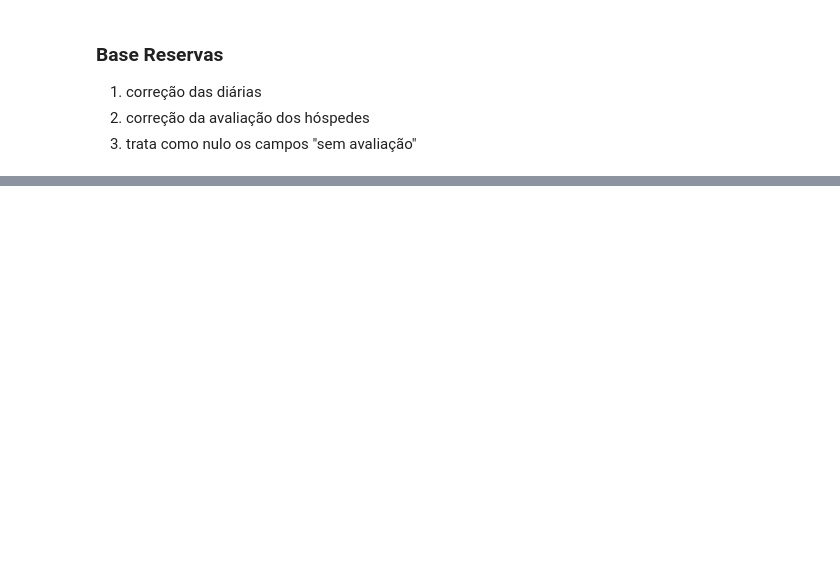
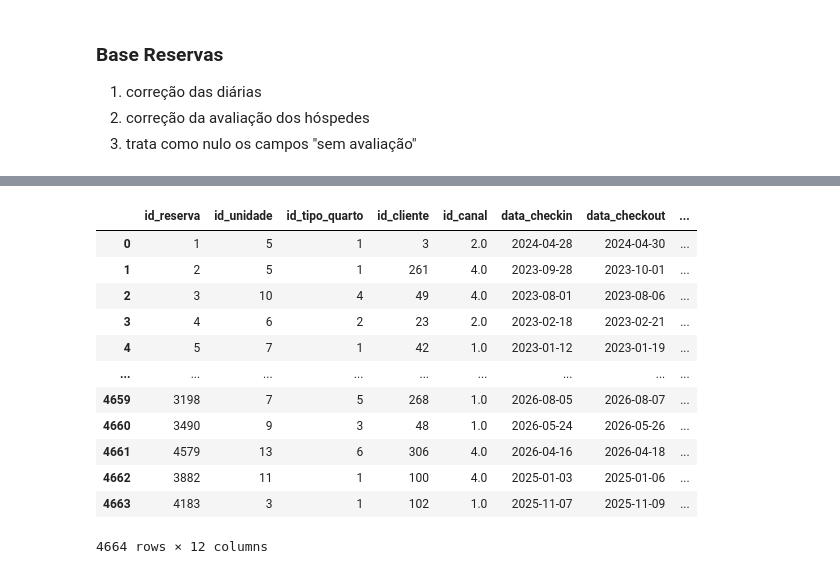
Before and after one commit to Douglas-H91/pipeline-integrada_senac_rj, a Jupyter notebook: tratamento_completo.ipynb, the cells around one changed output, grey strips where cells are left out. Saved outputs shown, nothing was run; the diff lists cells and outputs as text; code cells hidden in the pictures; blank space fills up the shorter version.

Commit message:
atualizacao base reserva

```diff
--- a/tratamento_completo.ipynb
+++ b/tratamento_completo.ipynb
@@ -132,0 +343,19 @@ display(df_filtrado)
+# %%
+df_concatenado_reservas['status_reserva'] = df_concatenado_reservas['status_reserva'].str.strip().str.upper()
+df_concatenado_reservas['forma_pagamento'] = df_concatenado_reservas['forma_pagamento'].str.strip().str.upper()
+
+df_concatenado_reservas
+# %% [output]
+|  | id_reserva | id_unidade | id_tipo_quarto | id_cliente | id_canal | data_checkin | data_checkout | ... |
+| 0 | 1 | 5 | 1 | 3 | 2.0 | 2024-04-28 | 2024-04-30 | ... |
+| 1 | 2 | 5 | 1 | 261 | 4.0 | 2023-09-28 | 2023-10-01 | ... |
+| 2 | 3 | 10 | 4 | 49 | 4.0 | 2023-08-01 | 2023-08-06 | ... |
+| 3 | 4 | 6 | 2 | 23 | 2.0 | 2023-02-18 | 2023-02-21 | ... |
+| 4 | 5 | 7 | 1 | 42 | 1.0 | 2023-01-12 | 2023-01-19 | ... |
+| ... | ... | ... | ... | ... | ... | ... | ... | ... |
+| 4659 | 3198 | 7 | 5 | 268 | 1.0 | 2026-08-05 | 2026-08-07 | ... |
+| 4660 | 3490 | 9 | 3 | 48 | 1.0 | 2026-05-24 | 2026-05-26 | ... |
+| 4661 | 4579 | 13 | 6 | 306 | 4.0 | 2026-04-16 | 2026-04-18 | ... |
+| 4662 | 3882 | 11 | 1 | 100 | 4.0 | 2025-01-03 | 2025-01-06 | ... |
+| 4663 | 4183 | 3 | 1 | 102 | 1.0 | 2025-11-07 | 2025-11-09 | ... |
+4664 rows × 12 columns
```
Also changed, not shown: parts of 38 cells of this notebook.
